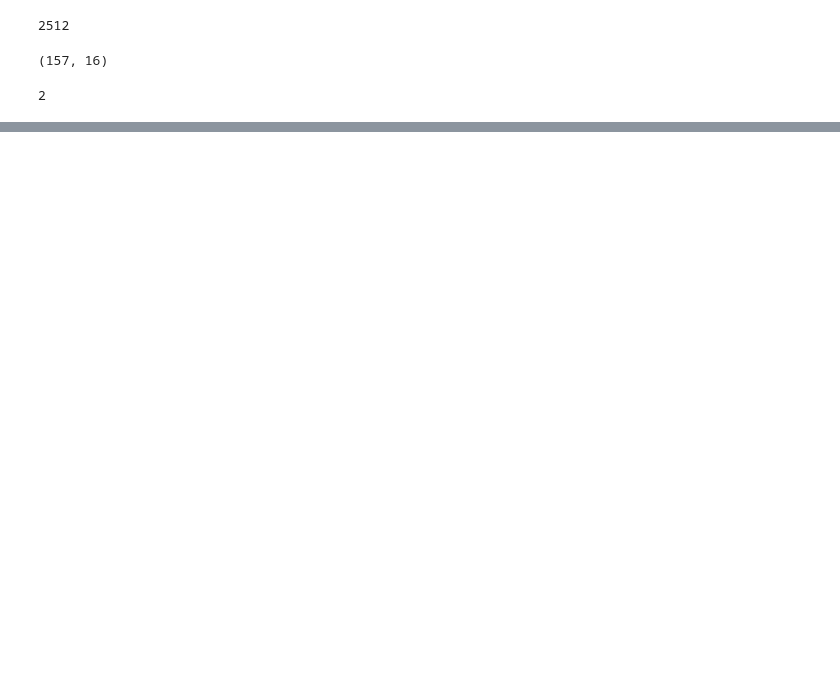
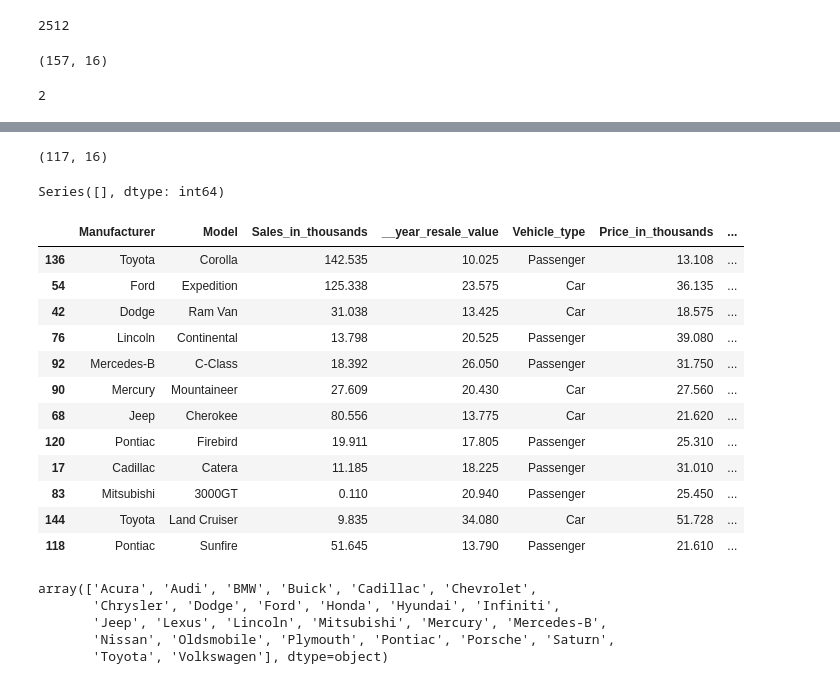
Before and after one commit to pain459/learn_ds, a Jupyter notebook: pandas_data_analysis/workbook-kaggle-car-sales.ipynb, the cells around one changed output, grey strips where cells are left out. Saved outputs shown, nothing was run; the diff lists cells and outputs as text; code cells hidden in the pictures; blank space fills up the shorter version.

```diff
--- a/pandas_data_analysis/workbook-kaggle-car-sales.ipynb
+++ b/pandas_data_analysis/workbook-kaggle-car-sales.ipynb
@@ -77,0 +96,36 @@ df.ndim  # dimentions of data
+# %%
+df.dropna(inplace=True)
+df.shape
+# %% [output]
+(117, 16)
+# %%
+missing_data = df.isnull().sum()
+columns_with_missing_data = missing_data[missing_data > 0]
+columns_with_missing_data
+# %% [output]
+Series([], dtype: int64)
+# %%
+df.sample(frac=0.1)
+# %% [output]
+|  | Manufacturer | Model | Sales_in_thousands | __year_resale_value | Vehicle_type | Price_in_thousands | ... |
+| 136 | Toyota | Corolla | 142.535 | 10.025 | Passenger | 13.108 | ... |
+| 54 | Ford | Expedition | 125.338 | 23.575 | Car | 36.135 | ... |
+| 42 | Dodge | Ram Van | 31.038 | 13.425 | Car | 18.575 | ... |
+| 76 | Lincoln | Continental | 13.798 | 20.525 | Passenger | 39.080 | ... |
+| 92 | Mercedes-B | C-Class | 18.392 | 26.050 | Passenger | 31.750 | ... |
+| 90 | Mercury | Mountaineer | 27.609 | 20.430 | Car | 27.560 | ... |
+| 68 | Jeep | Cherokee | 80.556 | 13.775 | Car | 21.620 | ... |
+| 120 | Pontiac | Firebird | 19.911 | 17.805 | Passenger | 25.310 | ... |
+| 17 | Cadillac | Catera | 11.185 | 18.225 | Passenger | 31.010 | ... |
+| 83 | Mitsubishi | 3000GT | 0.110 | 20.940 | Passenger | 25.450 | ... |
+| 144 | Toyota | Land Cruiser | 9.835 | 34.080 | Car | 51.728 | ... |
+| 118 | Pontiac | Sunfire | 51.645 | 13.790 | Passenger | 21.610 | ... |
+# %%
+unique_manufacturers = df["Manufacturer"].unique()
+unique_manufacturers
+# %% [output]
+array(['Acura', 'Audi', 'BMW', 'Buick', 'Cadillac', 'Chevrolet',
+       'Chrysler', 'Dodge', 'Ford', 'Honda', 'Hyundai', 'Infiniti',
+       'Jeep', 'Lexus', 'Lincoln', 'Mitsubishi', 'Mercury', 'Mercedes-B',
+       'Nissan', 'Oldsmobile', 'Plymouth', 'Pontiac', 'Porsche', 'Saturn',
+       'Toyota', 'Volkswagen'], dtype=object)
```
Also changed, not shown: parts of 11 cells of this notebook.
